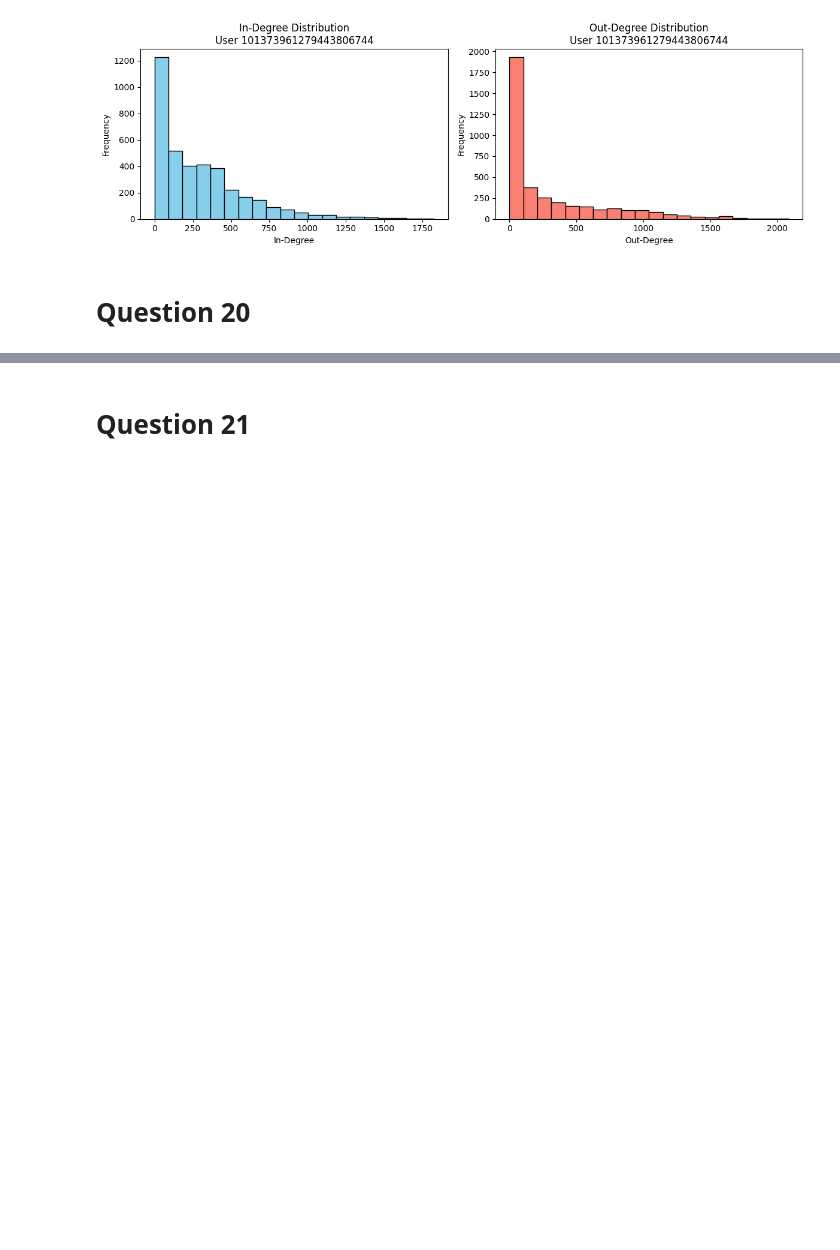
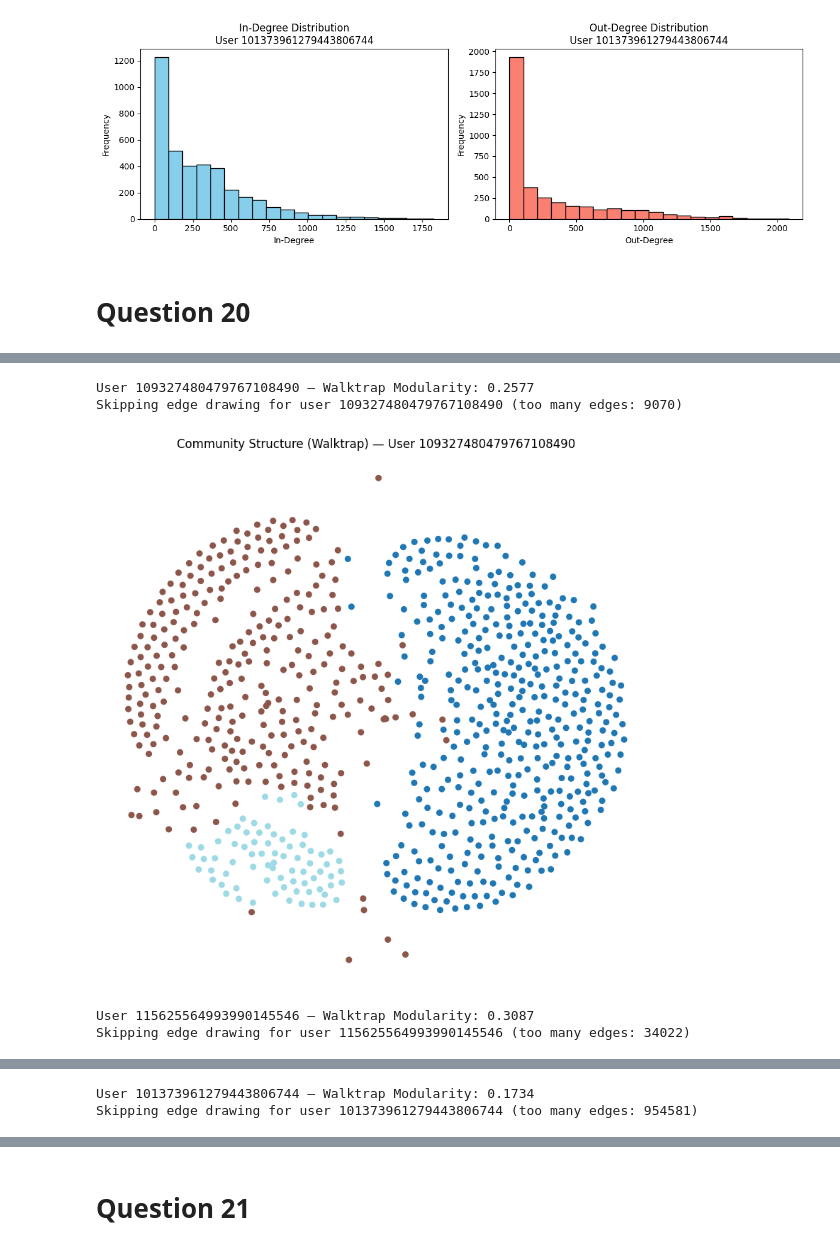
Before and after one commit to kbaseba/232E, a Jupyter notebook: Project_2/ECE232E_Project2_606539982_106405230_106303745.ipynb, the cells around one changed output, grey strips where cells are left out. Cells and saved outputs as stored; diff of their text form; code cells hidden in the pictures; blank space fills up the shorter version.

```diff
--- a/Project_2/ECE232E_Project2_606539982_106405230_106303745.ipynb
+++ b/Project_2/ECE232E_Project2_606539982_106405230_106303745.ipynb
@@ -163,18 +163,3 @@ print(f"Total directed personal networks created: {len(personal_networks)}")
 Total directed personal networks created: 57
 # %% [markdown]
 Total Number of personal networks = 57
-# %%
-# Visualizing the directed personal network for a user
-import matplotlib.pyplot as plt
-
-user_id = '109327480479767108490'
-
-G = personal_networks[user_id]
-
-# Plot directed graph using NetworkX
-plt.figure(figsize=(8, 8))  # Set the figure size
-pos = nx.spring_layout(G)  # Positions for the nodes using Fruchterman-Reingold force-directed algorithm
-nx.draw(G, pos, with_labels=True, node_size=500, node_color='skyblue', font_size=10, font_weight='bold', arrows=True)
-
-plt.title(f"Directed Personal Network\nUser: {user_id}")
-plt.show()
@@ -237,0 +232,60 @@ for uid in user_ids:
+# %%
+import igraph as ig
+import matplotlib.pyplot as plt
+
+def plot_walktrap_communities(nx_graph, user_id, max_edges=2000):
+    # Convert to undirected for Walktrap
+    G_undirected = nx_graph.to_undirected()
+
+    # Mapping for igraph conversion
+    mapping = {node: idx for idx, node in enumerate(G_undirected.nodes())}
+    reverse_mapping = {idx: node for node, idx in mapping.items()}
+    edges = [(mapping[u], mapping[v]) for u, v in G_undirected.edges()]
+
+    ig_graph = ig.Graph(edges=edges)
+    ig_graph.vs["name"] = list(mapping.keys())
+
+    # Walktrap community detection
+    clusters = ig_graph.community_walktrap().as_clustering()
+    modularity = clusters.modularity
+    membership = clusters.membership
+    print(f"User {user_id} — Walktrap Modularity: {modularity:.4f}")
+
+    layout = ig_graph.layout("fr")
+    coords = list(zip(*layout.coords))
+
+    plt.figure(figsize=(8, 8))
+    plt.scatter(coords[0], coords[1], c=membership, cmap='tab20', s=30)
+
+    # draw only a few edges
+    if ig_graph.ecount() <= max_edges:
+        for edge in ig_graph.es:
+            source, target = edge.tuple
+            x0, y0 = layout[source]
+            x1, y1 = layout[target]
+            plt.plot([x0, x1], [y0, y1], color='gray', linewidth=0.3, alpha=0.4)
+    else:
+        print(f"Skipping edge drawing for user {user_id} (too many edges: {ig_graph.ecount()})")
+
+    plt.title(f"Community Structure (Walktrap) — User {user_id}")
+    plt.axis('off')
+    plt.tight_layout()
+    plt.show()
+    plt.close()
+
+# List of users to process
+user_ids = [
+    "109327480479767108490",
+    "115625564993990145546",
+    "101373961279443806744"
+]
+
+# Run with RAM-safe plotting
+for uid in user_ids:
+    plot_walktrap_communities(personal_networks[uid], uid)
+# %% [output]
+User 109327480479767108490 — Walktrap Modularity: 0.2577
+Skipping edge drawing for user 109327480479767108490 (too many edges: 9070)
+[figure, added]
+User 115625564993990145546 — Walktrap Modularity: 0.3087
+Skipping edge drawing for user 115625564993990145546 (too many edges: 34022)
@@ -237,0 +293,2 @@ for uid in user_ids:
+User 101373961279443806744 — Walktrap Modularity: 0.1734
+Skipping edge drawing for user 101373961279443806744 (too many edges: 954581)
```
Also changed, not shown: parts of 8 cells of this notebook.
